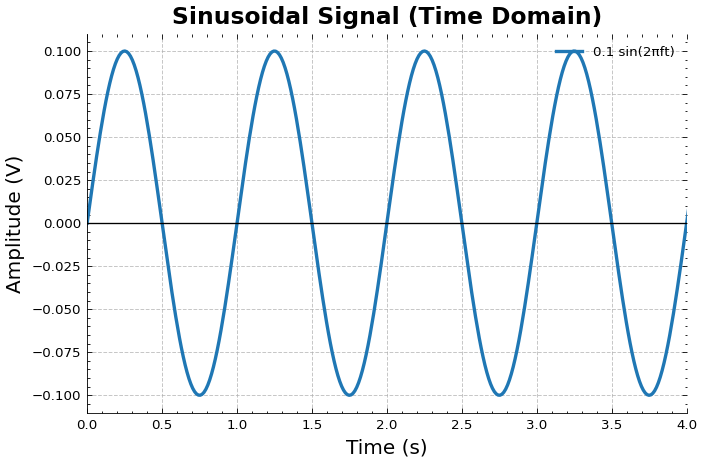
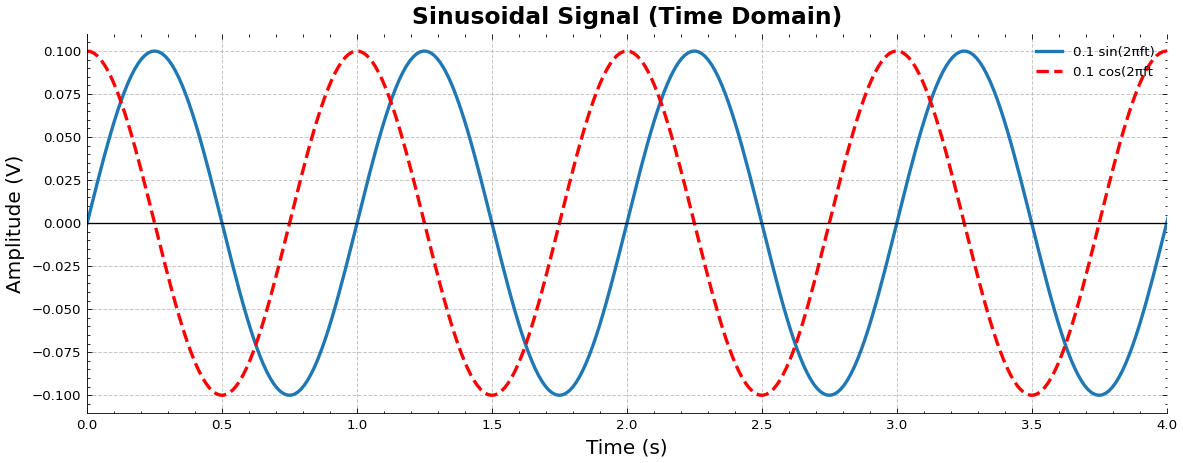
Unified diff of the notebook cell whose output changed from the first chart to the second:
--- before
+++ after
@@ -3,7 +3,10 @@
 A=0.1
 
-y=A*np.sin(2*np.pi*f*t)
+y1=A*np.sin(2*np.pi*f*t)
+y2=A*np.cos(2*np.pi*f*t)
 
-plt.plot(t, y, color="#1f77b4", linewidth=2, label="0.1 sin(2πft)")
+
+plt.plot(t, y1, color="#1f77b4", linewidth=2, label="0.1 sin(2πft)")
+plt.plot(t,y2,color='red',linewidth=2,label="0.1 cos(2πft")
 
 # Titles and labels (clean + readable)

Commit: Chore: add documentation header, imports  and plotting sinusoidal waves utilizing science and iee plot styles